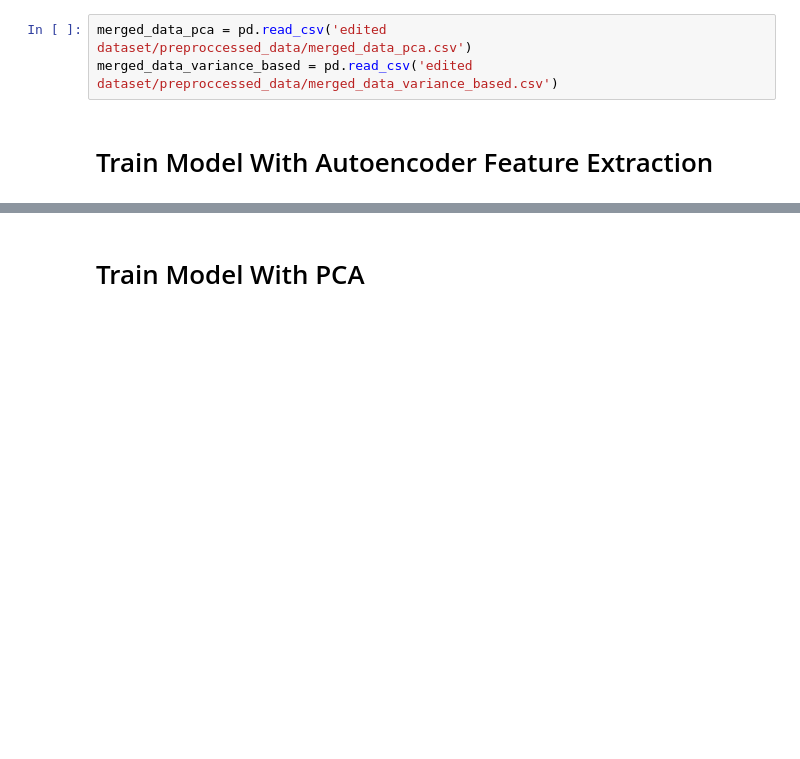
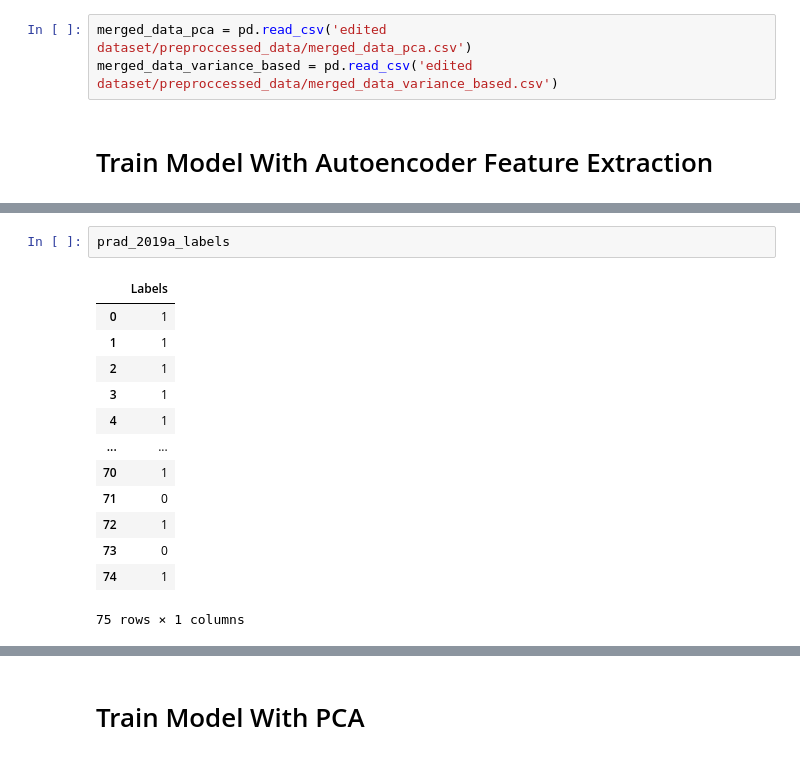
Before and after one commit to utkukaya/deep-learning-project, a Jupyter notebook: prediction.ipynb, the cells around one changed output, grey strips where cells are left out. Saved outputs shown, nothing was run; the diff lists cells and outputs as text; blank space fills up the shorter version.

```diff
--- a/prediction.ipynb
+++ b/prediction.ipynb
@@ -90,0 +103,16 @@ TEST:   Epoch: 349, Loss: 0.19799, Accuracy: 88.83249
+# %%
+prad_2019a_labels
+# %% [output]
+|  | Labels |
+| 0 | 1 |
+| 1 | 1 |
+| 2 | 1 |
+| 3 | 1 |
+| 4 | 1 |
+| ... | ... |
+| 70 | 1 |
+| 71 | 0 |
+| 72 | 1 |
+| 73 | 0 |
+| 74 | 1 |
+75 rows × 1 columns
```
Also changed, not shown: parts of 15 cells of this notebook, 6 other files.
